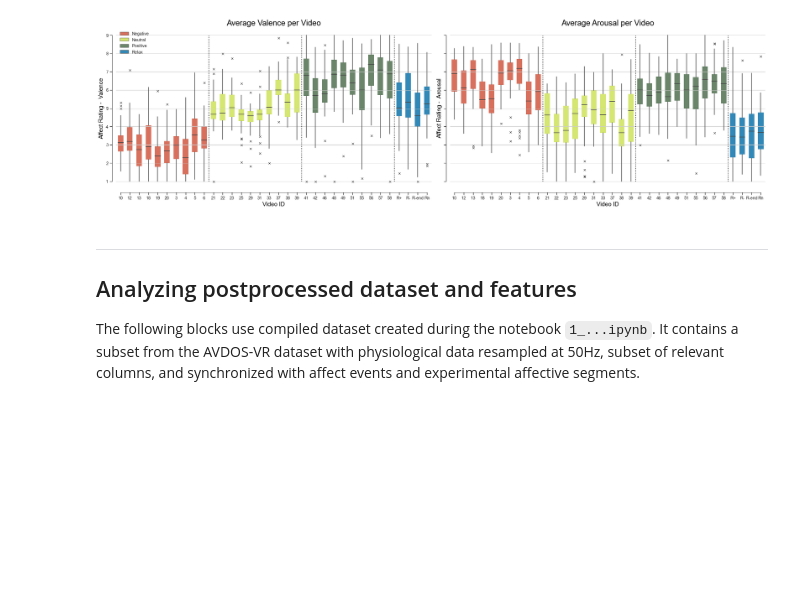
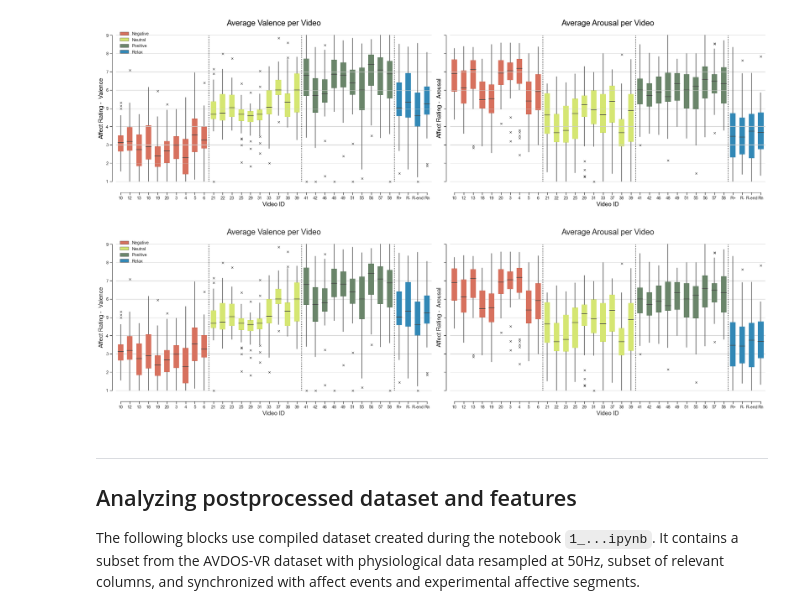
Before and after one commit to michalgnacek/AVDOS-VR, a Jupyter notebook: notebooks/2_affect_classification.ipynb, the cells around one changed output. Cells and saved outputs as stored; diff of their text form; code cells hidden in the pictures; blank space fills up the shorter version.

```diff
--- a/notebooks/2_affect_classification.ipynb
+++ b/notebooks/2_affect_classification.ipynb
@@ -770,6 +770,70 @@ plt.tight_layout()
 plt.savefig(save_path_plot)
 # %% [output]
 [figure]
+# %%
+def generate_plot_affect_boxplot_ratings(df_results, axis_to_plot, colname, title):
+    ax = axis_to_plot
+    # Sort groups
+    df_avg_affect_2 = df_results.copy()
+    df_avg_affect_2.sort_values(by=["VideoId"], inplace=True, key= lambda col: col.map(lambda item: ([str,int].index(type(item)), item) ) ) # Make letters come before numbers
+    df_avg_affect_2.sort_values(by=["Segment"], ascending=True, kind="mergesort", inplace=True) # Mergesort keeps respecting the previous sorting decision.
+
+    # Rename columns
+    df_avg_affect_2.rename( columns = {
+                "Segment":"Exp. Segment",
+                "VideoId": "Video ID",
+                "Valence":"Avg. Valence",
+                "Arousal":"Avg. Arousal"
+                }, inplace = True )
+
+    sns.set_theme(style="ticks")
+
+    PALETTE_COLORS = [avdosvr.preprocessing.utils.enums.colourPaletteRGB.Negative.value,
+                      avdosvr.preprocessing.utils.enums.colourPaletteRGB.Neutral.value,
+                      avdosvr.preprocessing.utils.enums.colourPaletteRGB.Positive.value,
+                      avdosvr.preprocessing.utils.enums.colourPaletteRGB.Relax.value]
+
+    # Vertical lines separating the experimental sessions
+    ax.vlines([9.5, 19.5, 29.5], ymin=1, ymax=9, color="black", linestyle='dotted', linewidth=1.5)
+    ax.grid(axis="y")
+
+    # Filter the data that has to do with this column label
+    sns.boxplot(data=df_avg_affect_2, ax=ax,
+                x="Video ID", y=colname, hue="Exp. Segment", #orient="h",
+                width=0.6, palette=PALETTE_COLORS, dodge =False,
+                # notch=True,
+                showcaps=False,
+                flierprops={"marker": "x"},
+                boxprops={"edgecolor": "none"},
+                # medianprops={"color": "coral"}
+                )
+
+    sns.despine(offset=10, trim=True)
+    sns.move_legend(ax, loc="best", title=None, frameon=False)
+
+    ax.set_ylabel(f"Affect Rating - {colname.split('.')[-1]}", fontsize = 15)
+    ax.set_title(title, fontsize=20)
+    ax.set_xlabel("Video ID", fontsize=15)
+    if('Arousal' in title):
+        ax.get_legend().remove()
+    return ax
+
+### Generate path to save and figure
+save_path_plot = gen_path_plot(f"affect-boxplot-ratings-per-video")
+
+NUM_ROWS = 1
+NUM_COLS = 2
+fig,axes = plt.subplots(NUM_ROWS, NUM_COLS, sharex=False, sharey=True, figsize=(12*NUM_COLS, 7*NUM_ROWS))
+
+COL_TITLES = ["Avg. Valence", "Avg. Arousal"]
+PLOT_TITLES = ["Average Valence per Video", "Average Arousal per Video"]
+for i in range(len(COL_TITLES)):
+    axes[i] = generate_plot_affect_boxplot_ratings(df_avg_affect_with_segment, axes[i], COL_TITLES[i], PLOT_TITLES[i])
+
+plt.tight_layout()
+plt.savefig(save_path_plot)
+# %% [output]
+[figure, added]
 # %% [markdown]
 ---
 ## Analyzing postprocessed dataset and features
```
Also changed, not shown: parts of 21 cells of this notebook, 2 other files.
